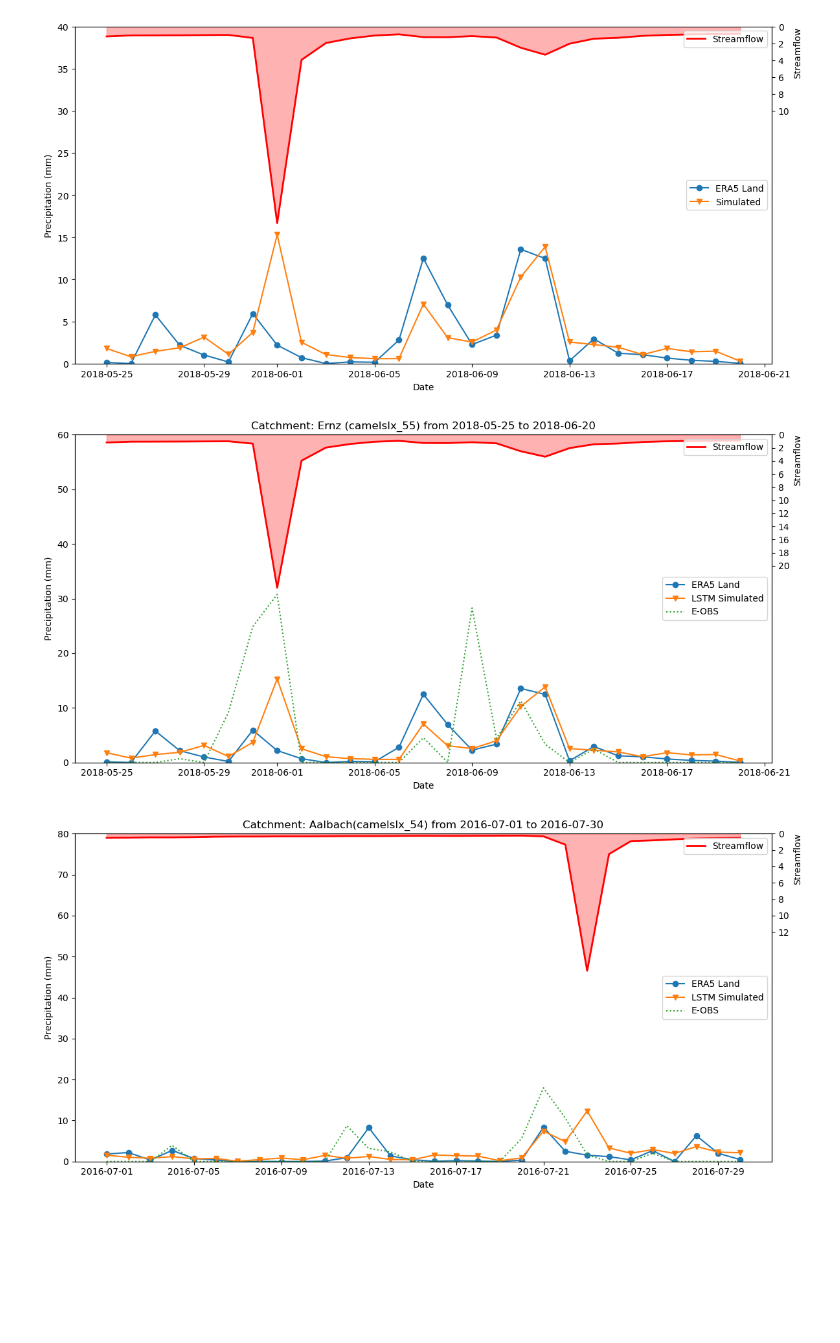
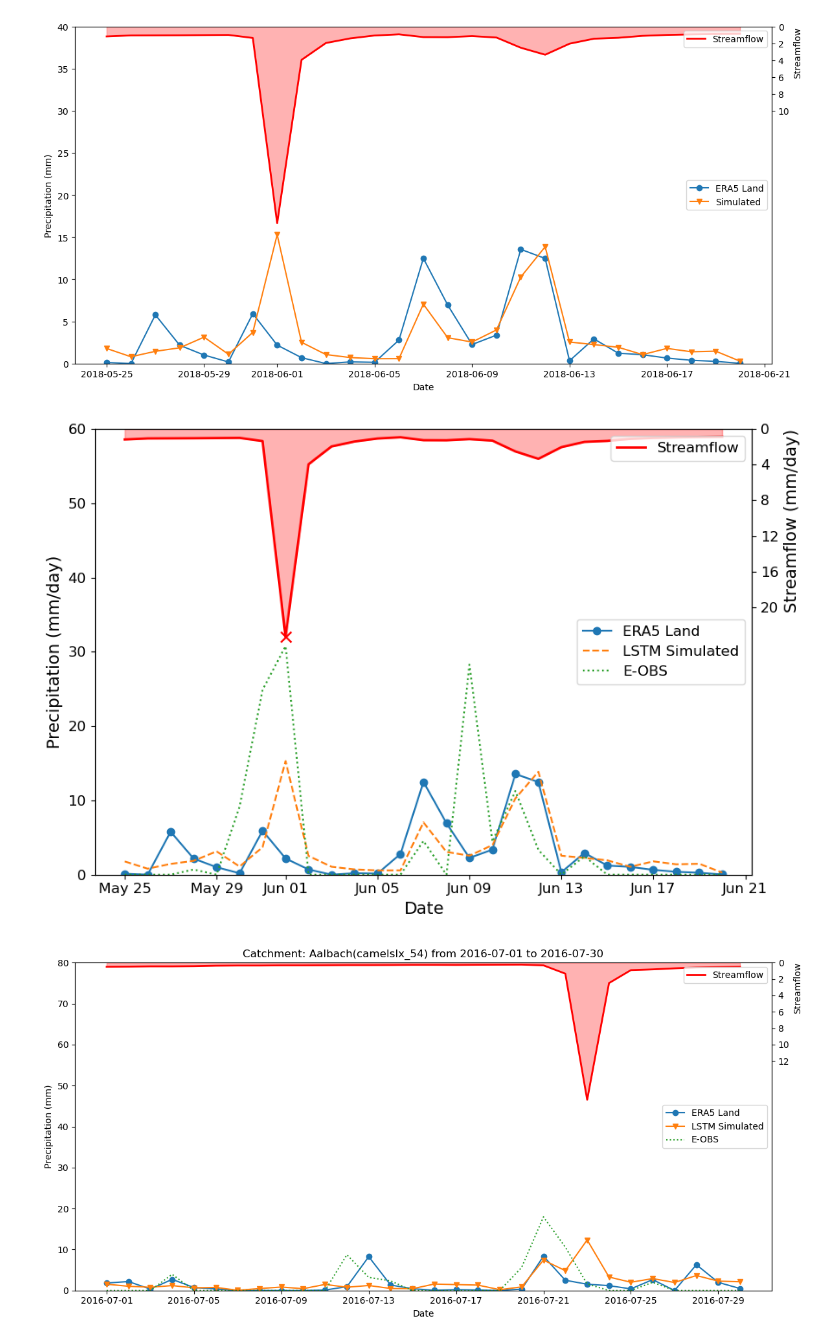
Before and after one commit to Ash-Manoj/lstm_backward, a Jupyter notebook: results/withdischarge_lx/streamflow_analysis.ipynb, the cells around one changed output. Cells and saved outputs as stored; diff of their text form; code cells hidden in the pictures; blank space fills up the shorter version.

Commit message:
figure 3 changes

```diff
--- a/results/withdischarge_lx/streamflow_analysis.ipynb
+++ b/results/withdischarge_lx/streamflow_analysis.ipynb
@@ -125,6 +125,7 @@ plot_catchment_data_with_streamflow(y_obs, y_sim, csv_path, catchment, start_dat
 # %% [output]
 [figure]
 # %%
+import matplotlib.dates as mdates
 # Define the function to plot data with an additional CSV streamflow plot
 def plot_catchment_data_with_streamflow(y_obs, y_sim, csv_path, csv_path1,  catchment, start_date, end_date):
     # Filter data by the specified date range
@@ -140,46 +141,54 @@ def plot_catchment_data_with_streamflow(y_obs, y_sim, csv_path, csv_path1,  catc
     eobs_df_filtered = eobs_df.loc[start_date:end_date, 'value']
 
     # Plotting
-    fig, ax1 = plt.subplots(figsize=(12, 6))
+    fig, ax1 = plt.subplots(figsize=(9, 6))
 
     # Plot the existing dataframes
     ax1.plot(y_obs_filtered.index, y_obs_filtered, label='ERA5 Land', marker='o')
-    ax1.plot(y_sim_filtered.index, y_sim_filtered, label='LSTM Simulated', marker='v')
+    ax1.plot(y_sim_filtered.index, y_sim_filtered, label='LSTM Simulated', linestyle='--')
     ax1.plot(eobs_df_filtered.index, eobs_df_filtered, label='E-OBS', linestyle=':')
 
     # Add labels and legend to the primary y-axis
-    ax1.set_xlabel('Date')
-    ax1.set_ylabel('Precipitation (mm)')
-    ax1.legend(loc='center right')
-    ax1.set_title(f'Catchment: Ernz (camelslx_55) from {start_date} to {end_date}')
+    ax1.set_xlabel('Date', fontsize=14)
+    ax1.set_ylabel('Precipitation (mm/day)', fontsize=14)
+    ax1.legend(loc='center right', fontsize=12)
+    #ax1.set_title(f'Catchment: Ernz (camelslx_55) from {start_date} to {end_date}')
+    ax1.tick_params(axis='both', labelsize=12)
     ax1.set_ylim([0, 60])
 
     # Create a secondary y-axis
     ax2 = ax1.twinx()
     ax2.plot(streamflow_filtered.index, streamflow_filtered, label='Streamflow', color='red', linestyle='-', linewidth=2)
     ax2.fill_between(streamflow_filtered.index, streamflow_filtered, color='red', alpha=0.3)
-    ax2.set_ylabel('Streamflow', loc='top')
-    ax2.legend(loc='upper right')
+    ax2.scatter(pd.to_datetime('2018-06-01'), streamflow_filtered.loc['2018-06-01'], color='red', s=75,marker='x', zorder=5)
+    ax2.set_ylabel('Streamflow (mm/day)', loc='top', fontsize=14)
+    ax2.legend(loc='upper right', fontsize=12)
     ax2.set_ylim([0, 50])
-    ax2.set_yticks([0,2,4,6,8,10,12,14,16,18,20])
+    ax2.set_yticks([0,4,8,12,16,20])
+    ax2.tick_params(axis='both', labelsize=12)
     ax2.invert_yaxis()
 
+    # Format the date labels on the x-axis
+    date_format = mdates.DateFormatter('%b %d')
+    ax1.xaxis.set_major_formatter(date_format)
+    #fig.autofmt_xdate()  # Rotate date labels
     # Formatting the plot
-    plt.xticks(rotation=45)
+    #plt.xticks(rotation=45)
     plt.tight_layout()
 
     # Show the plot
+    plt.savefig('hydrograph.jpeg',dpi=1200)
     plt.show()
 
 catchment = 'camelslx_055' # Specify the column name corresponding to the catchment
 csv_path = rf"S:\ashish\01_Analysis\01_Europe_Flood_Analysis\camels_lux\LUX\LUX_forcings\timeseries\csv\{catchment}.csv"
 start_date = '2018-05-25'
 end_date = '2018-06-20'
 csv_path1 = rf"precip_eobs_camelslx_55.csv"
 
 plot_catchment_data_with_streamflow(y_obs, y_sim, csv_path,csv_path1, catchment, start_date, end_date)
 # %% [output]
-[figure, old version]
+[figure, new version]
 # %%
 catchment = 'camelslx_054' # Specify the column name corresponding to the catchment
 csv_path = rf"S:\ashish\01_Analysis\01_Europe_Flood_Analysis\camels_lux\LUX\LUX_forcings\timeseries\csv\{catchment}.csv"
```
Also changed, not shown: 7 other files.
